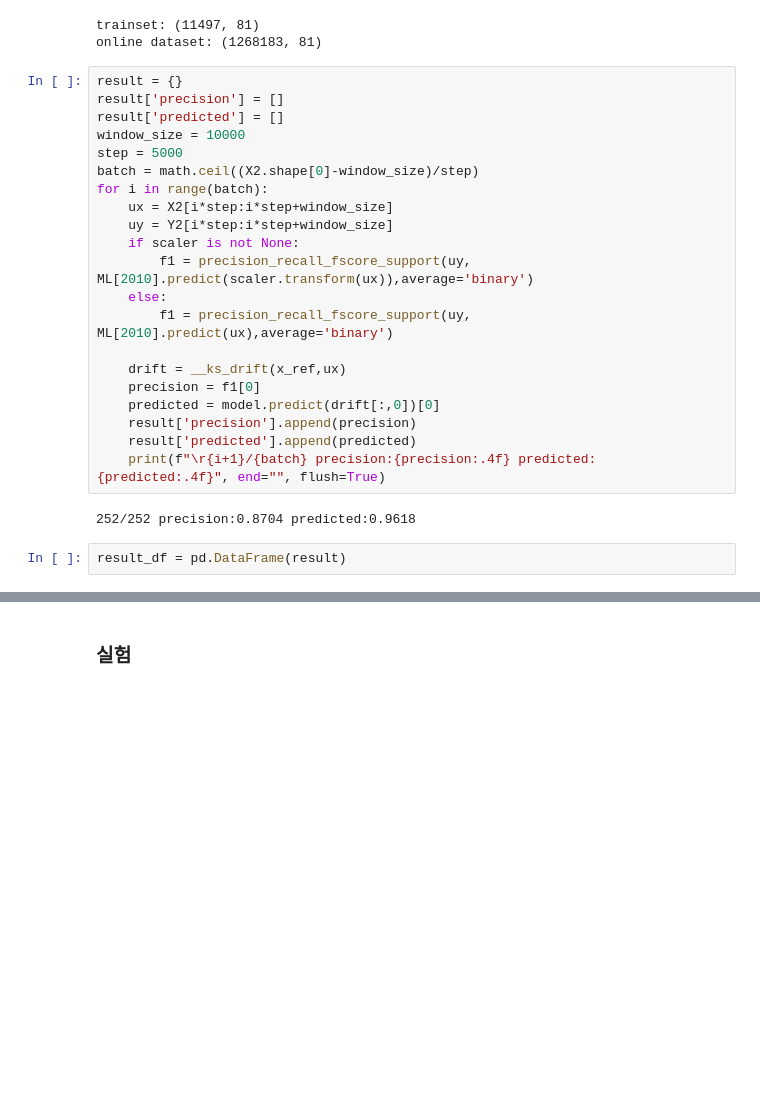
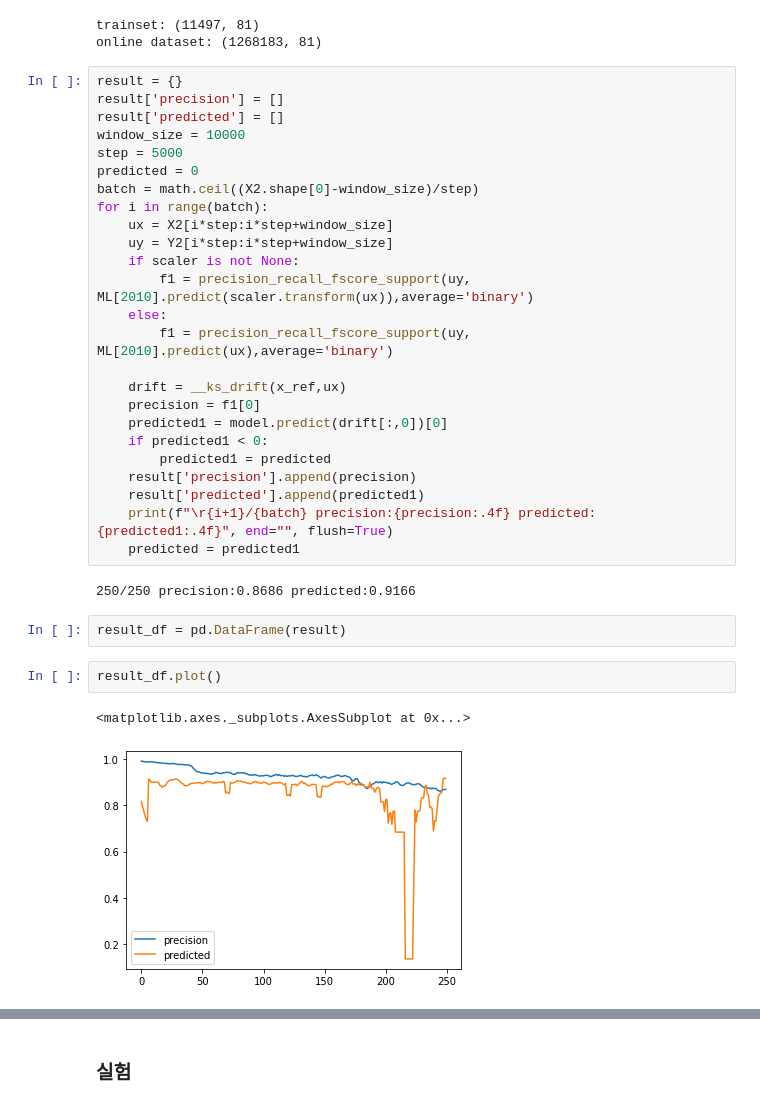
Before and after one commit to dolmani38/drift, a Jupyter notebook: Concept drift에 의한 모델의 성능 추정 방법_1108.ipynb, the cells around one changed output, grey strips where cells are left out. Cells and saved outputs as stored; diff of their text form; blank space fills up the shorter version.

```diff
--- a/Concept drift에 의한 모델의 성능 추정 방법_1108.ipynb
+++ b/Concept drift에 의한 모델의 성능 추정 방법_1108.ipynb
@@ -1206,6 +1220,7 @@ result['precision'] = []
 result['predicted'] = []
 window_size = 10000
 step = 5000
+predicted = 0
 batch = math.ceil((X2.shape[0]-window_size)/step)
 for i in range(batch):
     ux = X2[i*step:i*step+window_size]
@@ -1217,12 +1232,20 @@ for i in range(batch):
 
     drift = __ks_drift(x_ref,ux)
     precision = f1[0]
-    predicted = model.predict(drift[:,0])[0]
+    predicted1 = model.predict(drift[:,0])[0]
+    if predicted1 < 0:
+        predicted1 = predicted
     result['precision'].append(precision)
-    result['predicted'].append(predicted)
-    print(f"\r{i+1}/{batch} precision:{precision:.4f} predicted:{predicted:.4f}", end="", flush=True)
+    result['predicted'].append(predicted1)
+    print(f"\r{i+1}/{batch} precision:{precision:.4f} predicted:{predicted1:.4f}", end="", flush=True)
+    predicted = predicted1
 # %% [output]
-252/252 precision:0.8704 predicted:0.9618
+250/250 precision:0.8686 predicted:0.9166
 # %%
 result_df = pd.DataFrame(result)
+# %%
+result_df.plot()
+# %% [output]
+<matplotlib.axes._subplots.AxesSubplot at 0x...>
+[figure, added]
 # %%
```
Also changed, not shown: parts of 5 cells of this notebook.
